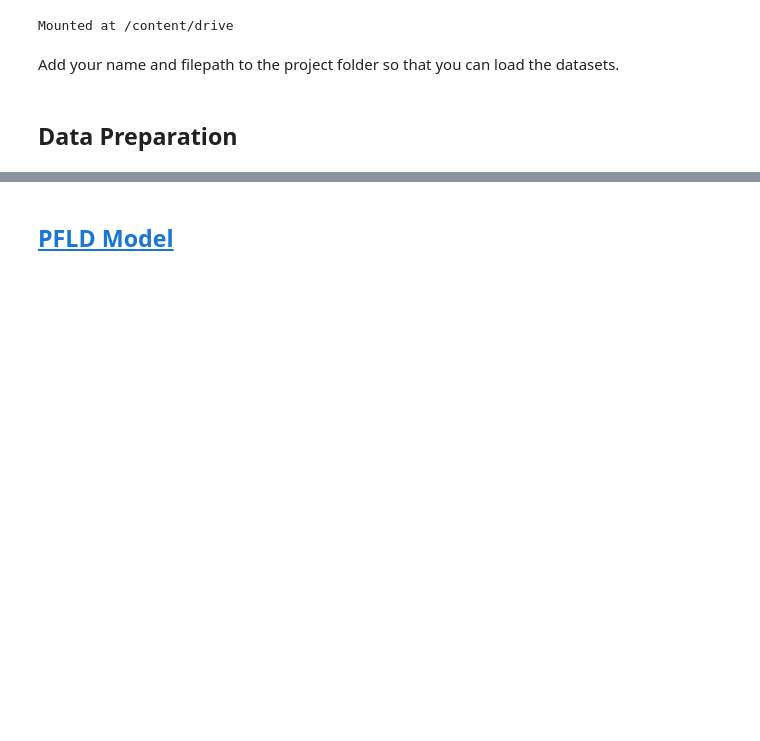
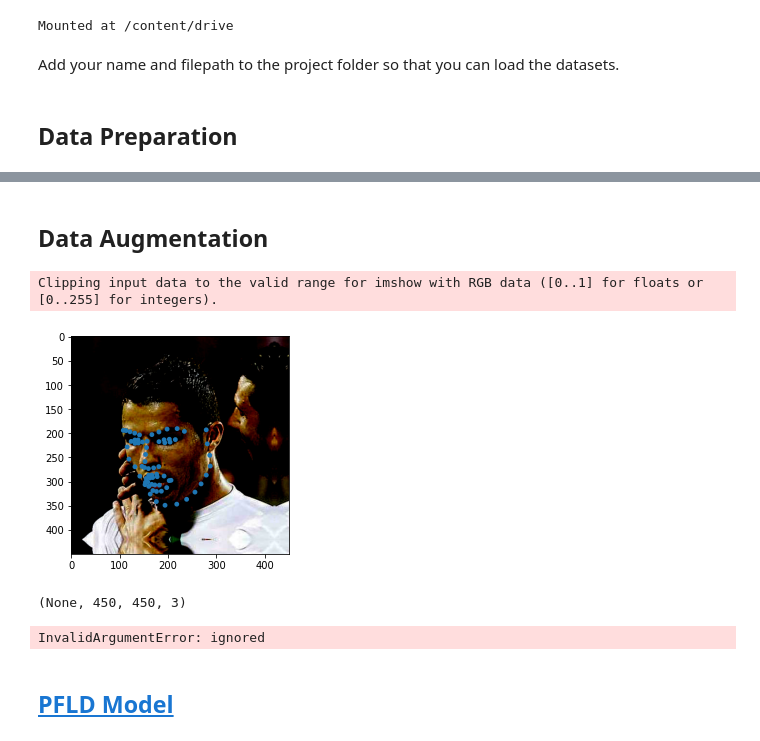
Before and after one commit to Waidhoferj/CSC-566-Project, a Jupyter notebook: FacialLandmarks.ipynb, the cells around one changed output, grey strips where cells are left out. Drawn from its saved outputs; the diff is of its cells as text; code cells hidden in the pictures; blank space fills up the shorter version.

```diff
--- a/FacialLandmarks.ipynb
+++ b/FacialLandmarks.ipynb
@@ -115,0 +132,2 @@ for record in ds.take(2):
+# %% [markdown]
+## Data Augmentation
@@ -116,3 +144,27 @@ for record in ds.take(2):
+# %%
+#@title View Predicted Images
+image_index = 7 #@param {type:"slider", min:1, max:16, step:1}
+i = 0
+done = False
+for batch in mp_ds.take(16):
+
+  for img, landmarks in zip(batch[0], batch[1]["landmarks"]):
+    if (i == image_index):
+      display_landmarks(img.numpy(), landmarks.numpy() * 450)
+      done = True
+      break
+    i += 1
+  if done:
+    break
+# %% [output]
+Clipping input data to the valid range for imshow with RGB data ([0..1] for floats or [0..255] for integers).
+[figure, added]
+# %%
+for record in ds.map(rand_translation):
+  pass
+# %% [output]
+(None, 450, 450, 3)
+InvalidArgumentError: ignored
 # %% [markdown]
 ## [PFLD Model](https://arxiv.org/pdf/1902.10859.pdf)
 # %%
```
Also changed, not shown: parts of 8 cells of this notebook.
